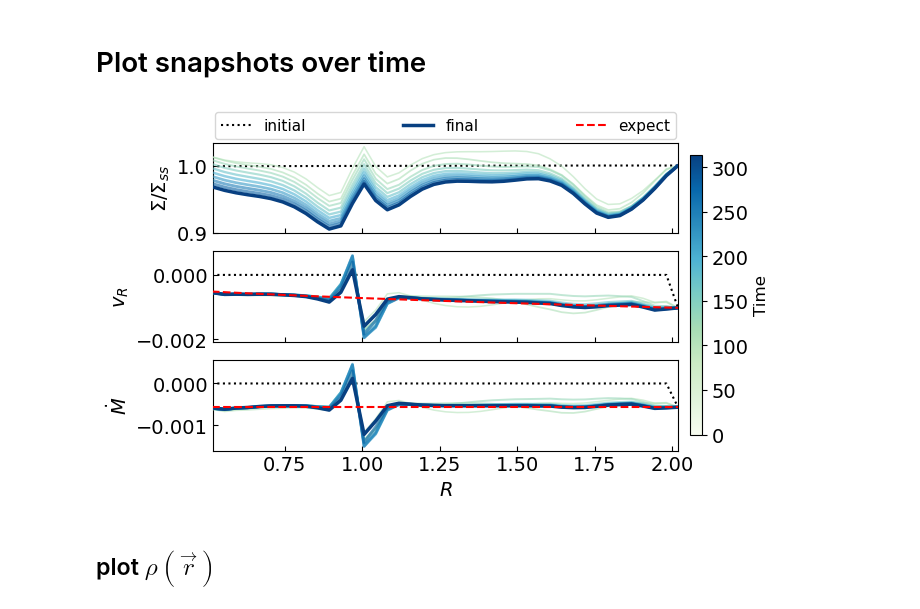
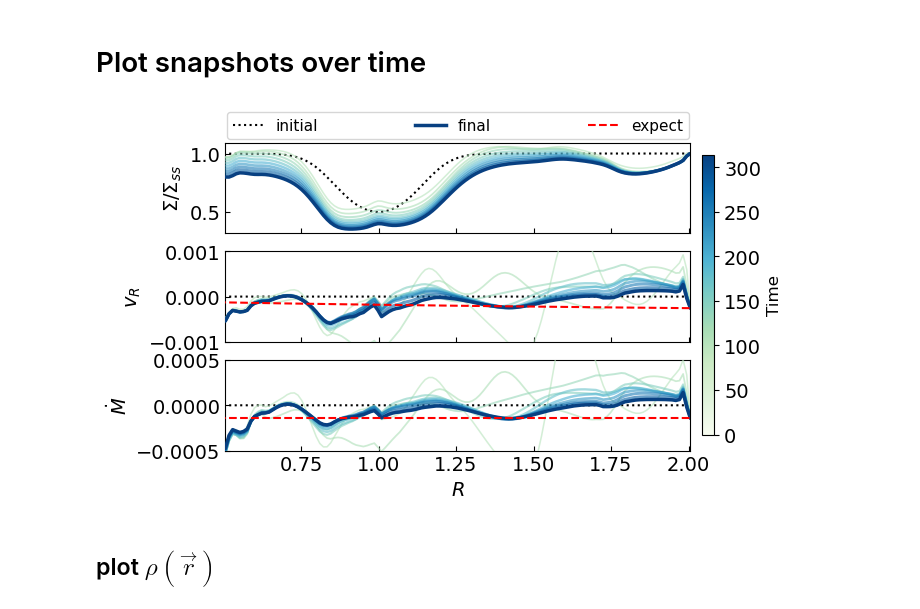
Before and after one commit to Jupiter1994/athena-warps, a Jupyter notebook: warped-disks/jiarus_diagnosis_3d.ipynb, the cells around one changed output. Saved outputs shown, nothing was run; the diff lists cells and outputs as text; code cells hidden in the pictures.

```diff
--- a/warped-disks/jiarus_diagnosis_3d.ipynb
+++ b/warped-disks/jiarus_diagnosis_3d.ipynb
@@ -15,7 +15,7 @@ import glob
 #sim_name = 'disk-jiaru8'
 #sim_name = 'disk-tilted28'
 #sim_name = 'disk-sph26'
-sim_name = 'disk-planet4'
+sim_name = 'disk-planet3a'
 path = '/scratch/phn2956/' + sim_name + '/'
 snapshot_list = sorted(glob.glob(path+'disk.out1.*.athdf'))
 # %% [markdown]
@@ -23,7 +23,7 @@ snapshot_list = sorted(glob.glob(path+'disk.out1.*.athdf'))
 # %%
 ## Plot density, v_r, and Mdot
 
-snapshot_plot = snapshot_list[0:11:1] # snapshot_list[0:101:5]
+snapshot_plot = snapshot_list[0:101:10] # snapshot_list[0:101:5]
 
 norm   = mcolors.PowerNorm(gamma=1.5, vmin=0, vmax=len(snapshot_plot)-1)
 colors = [GnBu(0.3 + 0.7 * norm(i)) for i in range(len(snapshot_plot))]
@@ -112,37 +112,37 @@ axs[2].set_ylabel(r'$\dot{M}$')
 axs[-1].set_xlabel(r'$R$')
 axs[-1].set_xlim(rad_app[[2,-2]])
 
 # limits used in disk-sph plots
 #axs[0].set_ylim(0, 0.4)
-#axs[1].set_ylim(-1.5e-3, 1e-4)
-#axs[2].set_ylim(-8e-4, 5e-5)
+axs[1].set_ylim(-1.e-3, 1e-3)
+axs[2].set_ylim(-5e-4, 5e-4)
 
 # limits used for disk-jiaru plots
 # axs[0].set_ylim(0, 1000) # 1000
 # axs[1].set_ylim(-1.5e-2, 1e-2) # varying range
 # axs[2].set_ylim(-10, 5) # varying range
 # axs[0].set_ylim(0, 100) # original
 # axs[1].set_ylim(-1.5e-3, 1e-4) # original
 # axs[2].set_ylim(-8e-4, 5e-5) # original
 
 axs[0].legend(
     fontsize=11,
     loc='lower left',
     bbox_to_anchor=(0., 1.02, 1., .102),
     ncol=3,
     mode="expand",
     borderaxespad=0.1
 )
 
 
 for ax in axs.flatten():
     ax.tick_params(which='both',direction='in')
 
-save_fig = False
+save_fig = True
 if save_fig:
     plt.savefig("Figs/Snapshots/" + sim_name + "-snapshots.png", bbox_inches='tight')
 # %% [output]
-[figure, old version]
+[figure, new version]
 # %% [markdown]
 ## plot $\rho(\vec{r})$
 # %%
```
Also changed, not shown: parts of 8 cells of this notebook, 1 other file.
